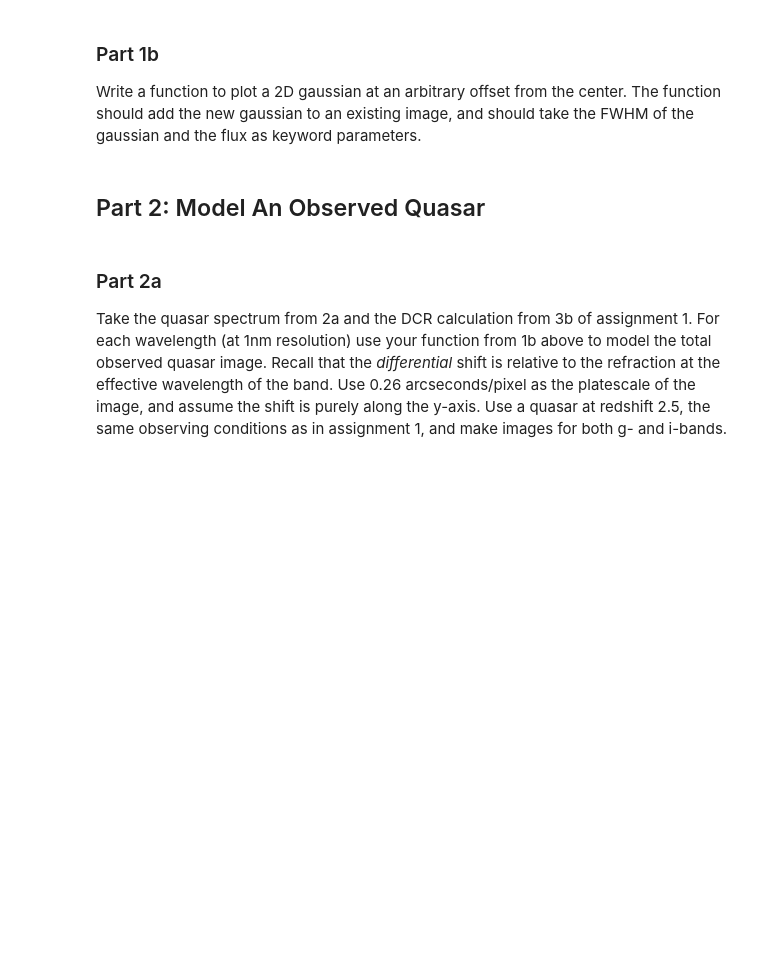
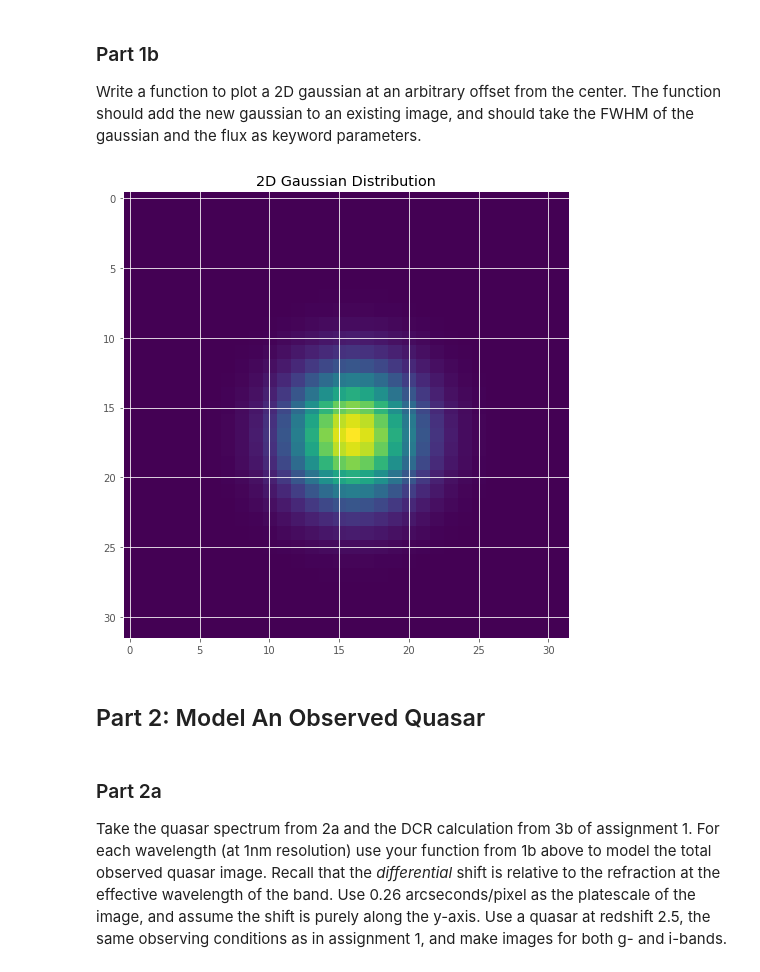
Before and after one commit to abudlong/Astro499, a Jupyter notebook: A499_Winter22_Assignment2.ipynb, the cells around one changed output. Cells and saved outputs as stored; diff of their text form; code cells hidden in the pictures; blank space fills up the shorter version.

```diff
--- a/A499_Winter22_Assignment2.ipynb
+++ b/A499_Winter22_Assignment2.ipynb
@@ -186,0 +187,9 @@ def offset_2dgaussian(fwhm, flux, xoffset, yoffset, xcenter, ycenter):
+# %%
+# Plot of Gaussian Distribution
+plt.style.use('ggplot')
+fig, ax = plt.subplots(1, 1, figsize = (8, 24))
+temp = offset_2dgaussian(.8, 2.3456, 0,1,16,16)
+ax.imshow(temp)
+ax.set_title('2D Gaussian Distribution');
+# %% [output]
+[figure, added]
```
Also changed, not shown: parts of 8 cells of this notebook.
